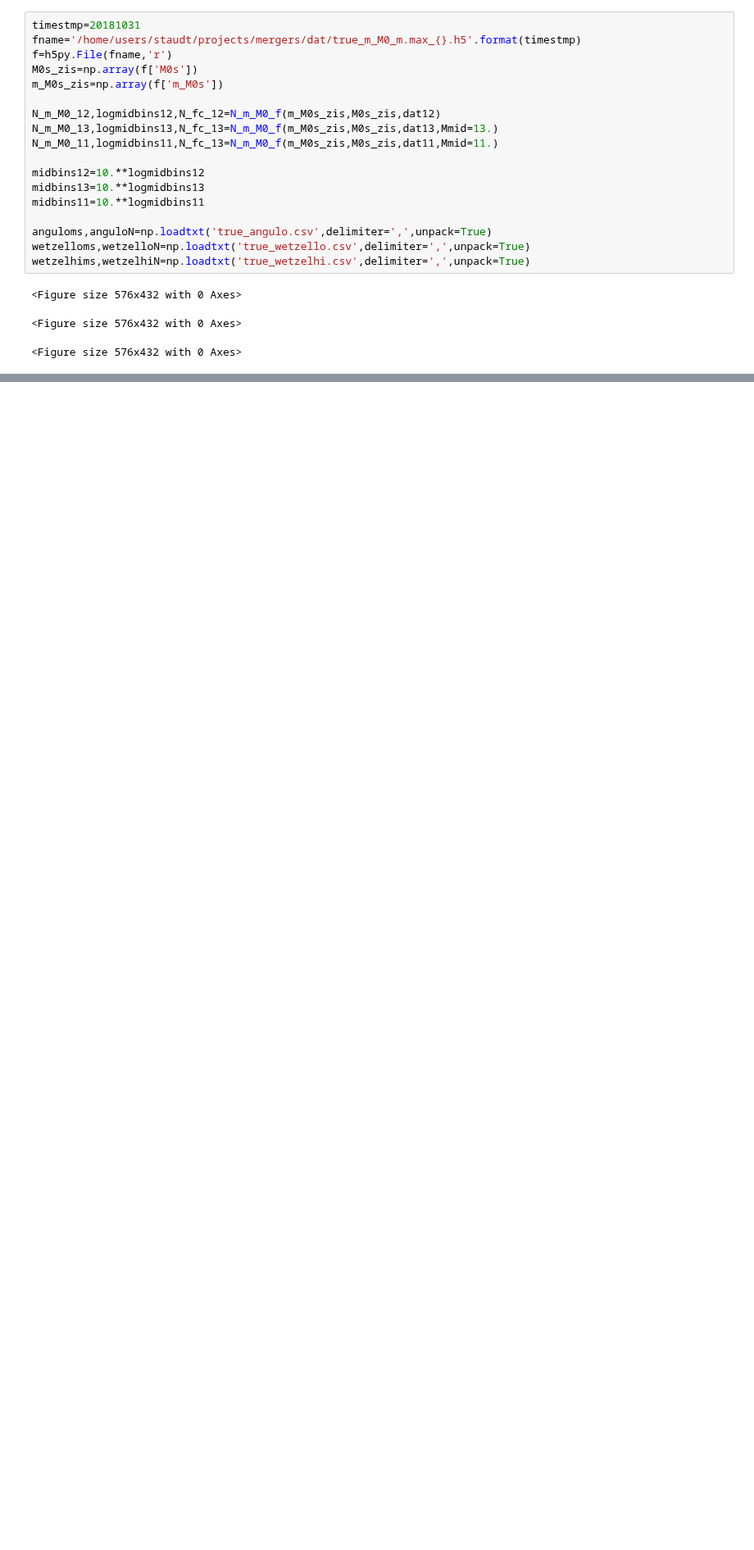
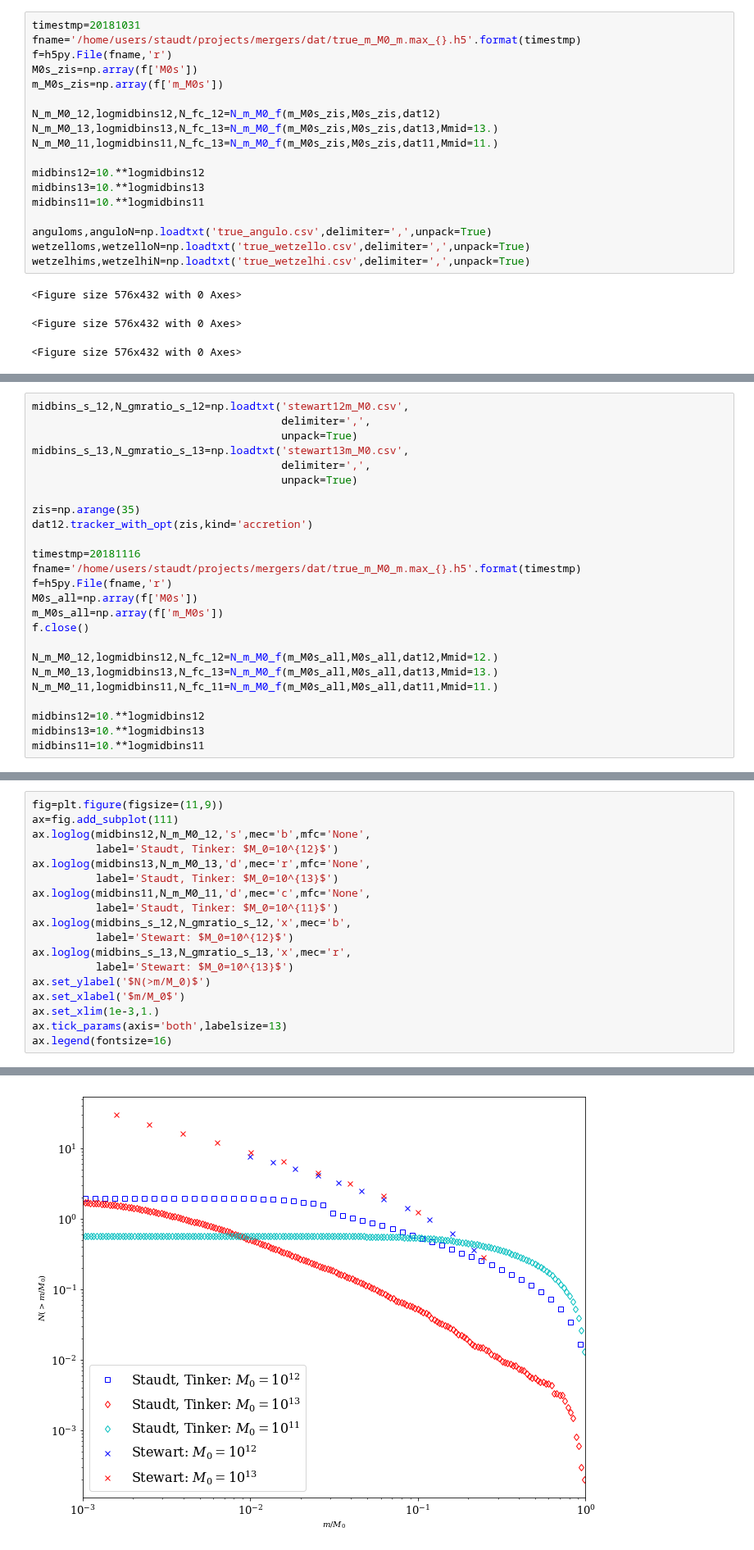
Before and after one commit to patricks1/mergers, a Jupyter notebook: testing_tracker.ipynb, the cells around one changed output, grey strips where cells are left out. Shown at 82% size. Drawn from its saved outputs; the diff is of its cells as text; blank space fills up the shorter version.

```diff
--- a/testing_tracker.ipynb
+++ b/testing_tracker.ipynb
@@ -188,0 +191,25 @@ plt.show()
+# %%
+midbins_s_12,N_gmratio_s_12=np.loadtxt('stewart12m_M0.csv',
+                                       delimiter=',',
+                                       unpack=True)
+midbins_s_13,N_gmratio_s_13=np.loadtxt('stewart13m_M0.csv',
+                                       delimiter=',',
+                                       unpack=True)
+
+zis=np.arange(35)
+dat12.tracker_with_opt(zis,kind='accretion')
+
+timestmp=20181116
+fname='/home/users/staudt/projects/mergers/dat/true_m_M0_m.max_{}.h5'.format(timestmp)
+f=h5py.File(fname,'r')
+M0s_all=np.array(f['M0s'])
+m_M0s_all=np.array(f['m_M0s'])
+f.close()
+
+N_m_M0_12,logmidbins12,N_fc_12=N_m_M0_f(m_M0s_all,M0s_all,dat12,Mmid=12.)
+N_m_M0_13,logmidbins13,N_fc_13=N_m_M0_f(m_M0s_all,M0s_all,dat13,Mmid=13.)
+N_m_M0_11,logmidbins11,N_fc_11=N_m_M0_f(m_M0s_all,M0s_all,dat11,Mmid=11.)
+
+midbins12=10.**logmidbins12
+midbins13=10.**logmidbins13
+midbins11=10.**logmidbins11
@@ -188,0 +237,19 @@ plt.show()
+# %%
+fig=plt.figure(figsize=(11,9))
+ax=fig.add_subplot(111)
+ax.loglog(midbins12,N_m_M0_12,'s',mec='b',mfc='None',
+          label='Staudt, Tinker: $M_0=10^{12}$')
+ax.loglog(midbins13,N_m_M0_13,'d',mec='r',mfc='None',
+          label='Staudt, Tinker: $M_0=10^{13}$')
+ax.loglog(midbins11,N_m_M0_11,'d',mec='c',mfc='None',
+          label='Staudt, Tinker: $M_0=10^{11}$')
+ax.loglog(midbins_s_12,N_gmratio_s_12,'x',mec='b',
+          label='Stewart: $M_0=10^{12}$')
+ax.loglog(midbins_s_13,N_gmratio_s_13,'x',mec='r',
+          label='Stewart: $M_0=10^{13}$')
+ax.set_ylabel('$N(>m/M_0)$')
+ax.set_xlabel('$m/M_0$')
+ax.set_xlim(1e-3,1.)
+ax.tick_params(axis='both',labelsize=13)
+ax.legend(fontsize=16)
+# %% [output]
@@ -188,0 +257 @@ plt.show()
+[figure, added]
```
Also changed, not shown: parts of 4 cells of this notebook, 1 other file.
